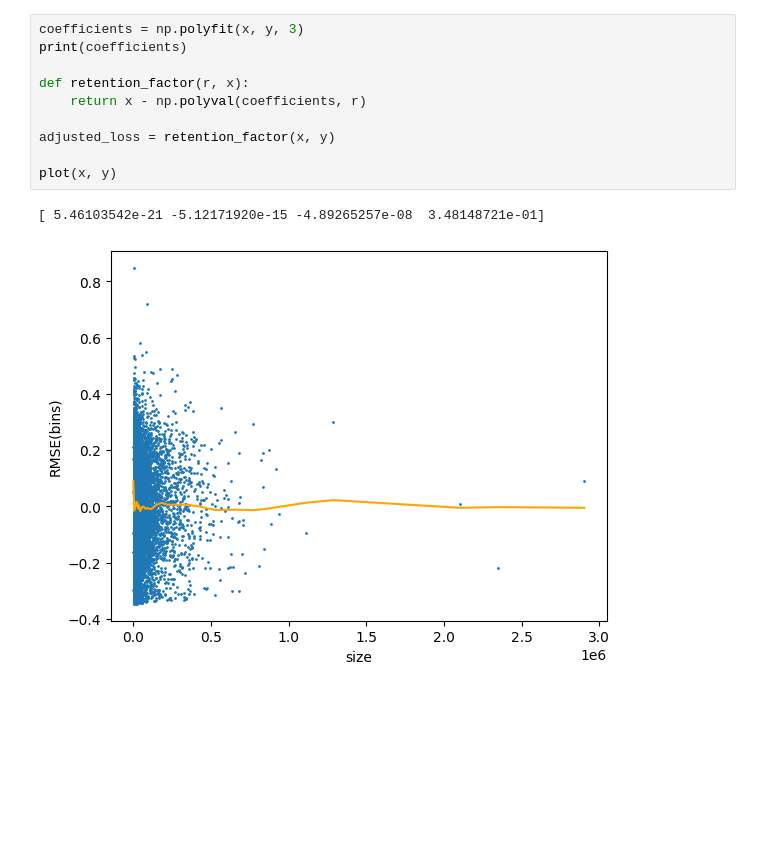
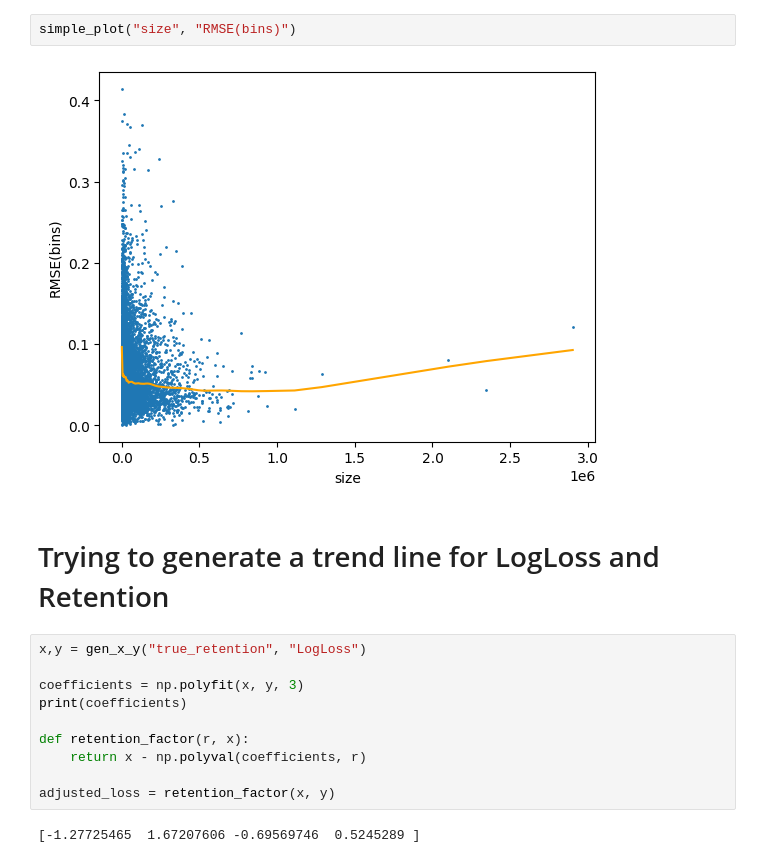
Before and after one commit to open-spaced-repetition/Anki-button-usage, a Jupyter notebook: loss-to-retention.ipynb, the cells around one changed output. Saved outputs shown, nothing was run; the diff lists cells and outputs as text; blank space fills up the shorter version.

```diff
--- a/loss-to-retention.ipynb
+++ b/loss-to-retention.ipynb
@@ -54,4 +70,12 @@ plot(x, y)
+# %%
+simple_plot("size", "RMSE(bins)")
+# %% [output]
+[figure, added]
+# %% [markdown]
+# Trying to generate a trend line for LogLoss and Retention
 # %%
+x,y = gen_x_y("true_retention", "LogLoss")
+
 coefficients = np.polyfit(x, y, 3)
 print(coefficients)
 
@@ -59,11 +83,8 @@ def retention_factor(r, x):
     return x - np.polyval(coefficients, r)
 
 adjusted_loss = retention_factor(x, y)
-
-plot(x, y)
 # %% [output]
-[ 5.46103542e-21 -5.12171920e-15 -4.89265257e-08  3.48148721e-01]
+[-1.27725465  1.67207606 -0.69569746  0.5245289 ]
-[figure, removed]
 # %%
 ax = plt.axes()
 
```
Also changed, not shown: parts of 9 cells of this notebook.
